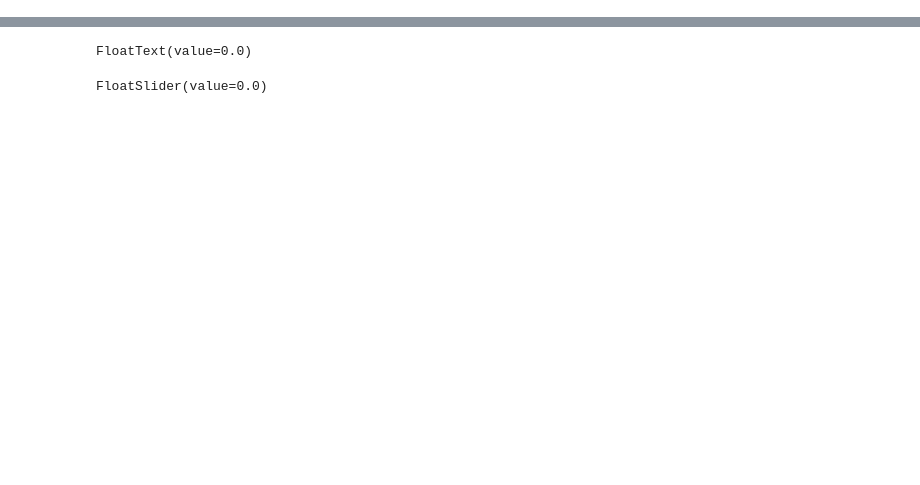
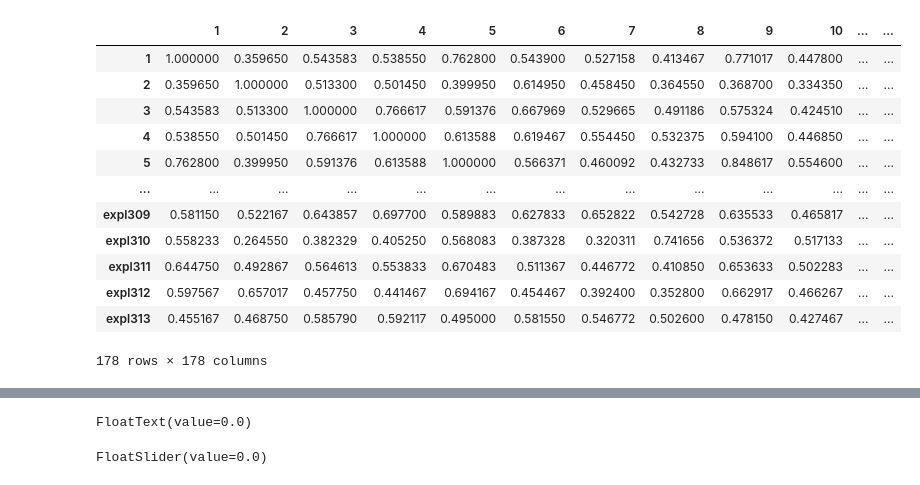
Before and after one commit to AlbertoGarciaDomenech/Comunidades-en-museos, a Jupyter notebook: Interfaz.ipynb, the cells around one changed output, grey strips where cells are left out. Cells and saved outputs as stored; diff of their text form; code cells hidden in the pictures; blank space fills up the shorter version.

Commit message:
Calculo de similitud añadiendo los explicadores
Necesita pulirse

```diff
--- a/Interfaz.ipynb
+++ b/Interfaz.ipynb
@@ -60,0 +93,2 @@ df
+# %%
+users_explicadores = users.append(df).reset_index().drop('index', axis=1)
@@ -60,0 +109,17 @@ df
+# %%
+sim_explicadores = SimilarityUsers(users_explicadores, sim_cuadros).getSimilarityMatrix()
+sim_explicadores
+# %% [output]
+|  | 1 | 2 | 3 | 4 | 5 | 6 | 7 | 8 | 9 | 10 | ... | ... |
+| 1 | 1.000000 | 0.359650 | 0.543583 | 0.538550 | 0.762800 | 0.543900 | 0.527158 | 0.413467 | 0.771017 | 0.447800 | ... | ... |
+| 2 | 0.359650 | 1.000000 | 0.513300 | 0.501450 | 0.399950 | 0.614950 | 0.458450 | 0.364550 | 0.368700 | 0.334350 | ... | ... |
+| 3 | 0.543583 | 0.513300 | 1.000000 | 0.766617 | 0.591376 | 0.667969 | 0.529665 | 0.491186 | 0.575324 | 0.424510 | ... | ... |
+| 4 | 0.538550 | 0.501450 | 0.766617 | 1.000000 | 0.613588 | 0.619467 | 0.554450 | 0.532375 | 0.594100 | 0.446850 | ... | ... |
+| 5 | 0.762800 | 0.399950 | 0.591376 | 0.613588 | 1.000000 | 0.566371 | 0.460092 | 0.432733 | 0.848617 | 0.554600 | ... | ... |
+| ... | ... | ... | ... | ... | ... | ... | ... | ... | ... | ... | ... | ... |
+| expl309 | 0.581150 | 0.522167 | 0.643857 | 0.697700 | 0.589883 | 0.627833 | 0.652822 | 0.542728 | 0.635533 | 0.465817 | ... | ... |
+| expl310 | 0.558233 | 0.264550 | 0.382329 | 0.405250 | 0.568083 | 0.387328 | 0.320311 | 0.741656 | 0.536372 | 0.517133 | ... | ... |
+| expl311 | 0.644750 | 0.492867 | 0.564613 | 0.553833 | 0.670483 | 0.511367 | 0.446772 | 0.410850 | 0.653633 | 0.502283 | ... | ... |
+| expl312 | 0.597567 | 0.657017 | 0.457750 | 0.441467 | 0.694167 | 0.454467 | 0.392400 | 0.352800 | 0.662917 | 0.466267 | ... | ... |
+| expl313 | 0.455167 | 0.468750 | 0.585790 | 0.592117 | 0.495000 | 0.581550 | 0.546772 | 0.502600 | 0.478150 | 0.427467 | ... | ... |
+178 rows × 178 columns
```
Also changed, not shown: parts of 9 cells of this notebook, 4 other files.
